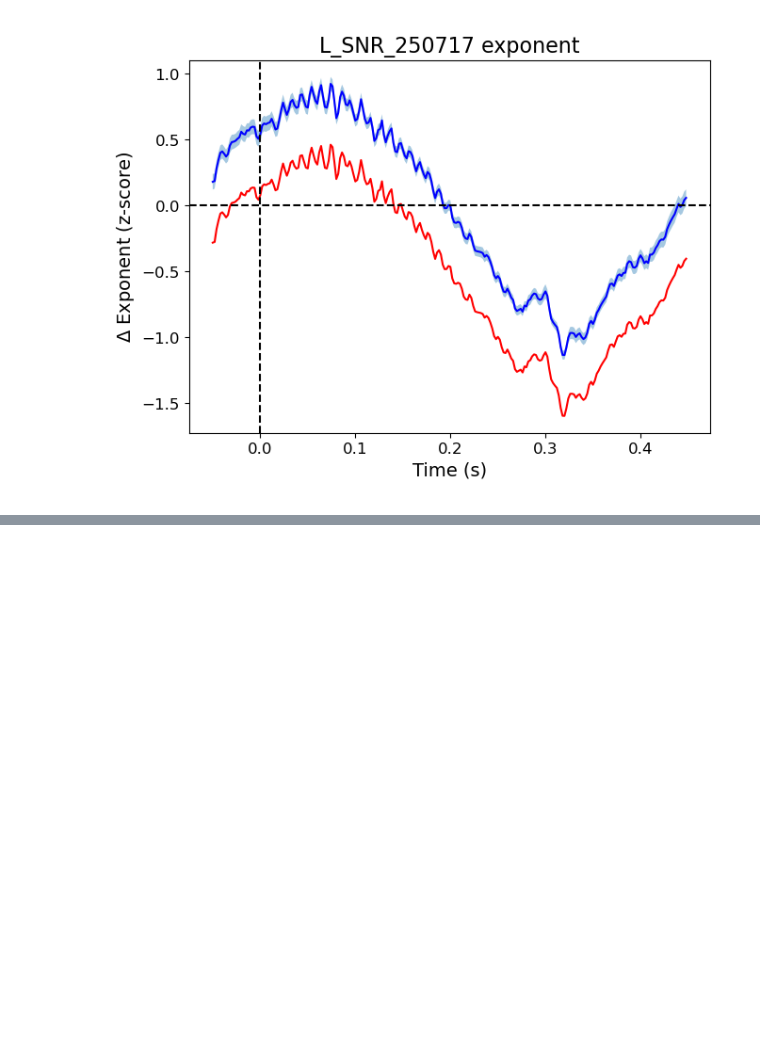
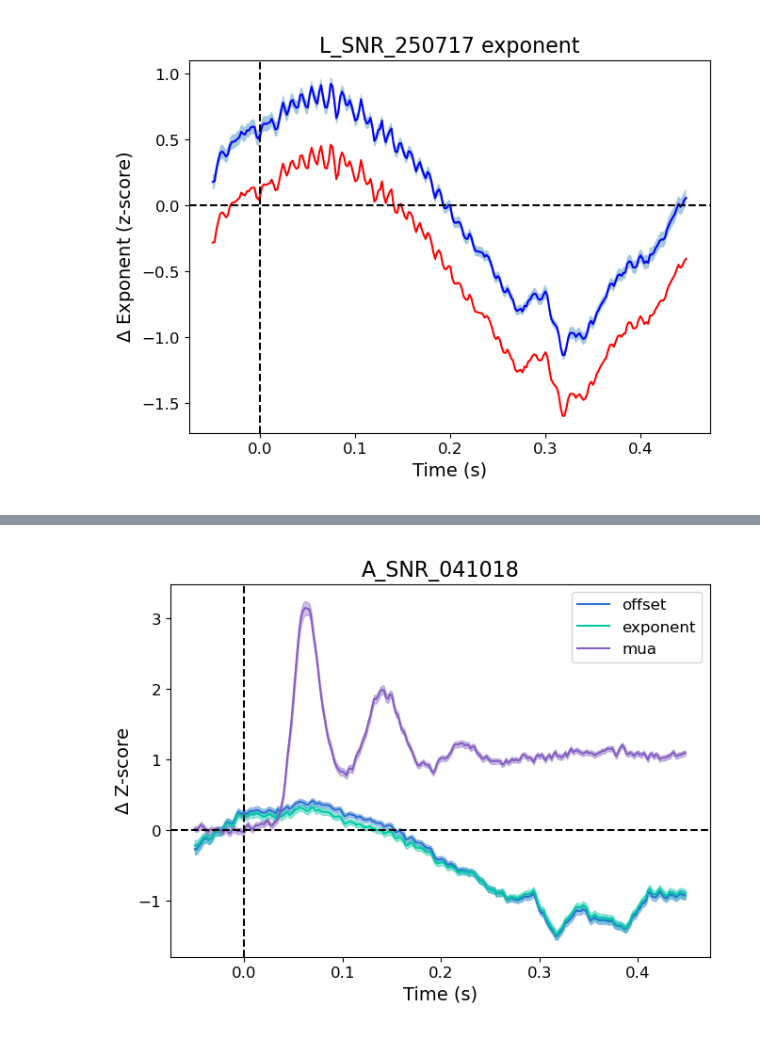
Before and after one commit to voytekresearch/v1_v4_1024_elec, a Jupyter notebook: notebooks/plotting/plot_stm_params.ipynb, the cells around one changed output, grey strips where cells are left out. Saved outputs shown, nothing was run; the diff lists cells and outputs as text; code cells hidden in the pictures; blank space fills up the shorter version.

Commit message:
analyze and compare mua to offset and exponent

```diff
--- a/notebooks/plotting/plot_stm_params.ipynb
+++ b/notebooks/plotting/plot_stm_params.ipynb
@@ -269,2 +269,3 @@ Compare MUA activity to exponent and offset activity
 # %%
-data_mua = pd.read_csv()
+data_mua = pd.read_csv(f'{PROJECT_PATH}/data/results/lfp_stm_params_mua.csv')
+data_mua
@@ -270,0 +286,85 @@ data_mua = pd.read_csv()
+# %%
+for session in SESSIONS:
+    # get df for one session
+    session_df_mua = data_mua[data_mua.get('session') == session].loc[((data_mua['window']>124) & (data_mua['window']<375))]
+
+    count = 0
+    z_offs = np.array([])
+    z_exps = np.array([])
+    z_muas = np.array([])
+
+    for i in range(TOTAL_CHANS):
+        # channel zscore values
+        data_a = session_df_mua.iloc[np.arange(count, count + 250)]
+
+        z_off = zscore(data_a['offset'], nan_policy='omit')
+        z_offs = np.append(z_offs, z_off)
+
+        z_exp = zscore(data_a['exponent'], nan_policy='omit')
+        z_exps = np.append(z_exps, z_exp)
+
+        z_m = zscore(data_a['mua'], nan_policy='omit')
+        z_muas = np.append(z_muas, z_m)
+
+        count = count + 250
+
+    # add zscore and time variables to df
+    data_az = session_df_mua.assign(z_offset = z_offs).assign(z_exponent = z_exps).assign(z_mua = z_muas)
+    data_az = data_az.assign(time = (session_df_mua.get('window')/FS) + EPOCH_TIMES[0])
+
+    # subtract basleine
+    relative_off = subtract_baseline(data_az.get('z_offset'), data_az.get('time'), np.array([data_az.get('time').min(), 0]))
+    data_az = data_az.assign(relative_offset=relative_off)
+    relative_exp = subtract_baseline(data_az.get('z_exponent'), data_az.get('time'), np.array([data_az.get('time').min(), 0]))
+    data_az = data_az.assign(relative_exponent=relative_exp)
+    relative_mua = subtract_baseline(data_az.get('z_mua'), data_az.get('time'), np.array([data_az.get('time').min(), 0]))
+    data_az = data_az.assign(relative_mua=relative_mua)
+
+    # compute left and right endpoint confidence intervals
+    lci_off = np.array([])
+    rci_off = np.array([])
+    lci_exp = np.array([])
+    rci_exp = np.array([])
+    lci_mua = np.array([])
+    rci_mua = np.array([])
+
+    for i in np.unique(data_az.get('window')):
+        window_df = data_az[data_az.get('window') == i]
+
+        ci_offset = compute_confidence_interval(window_df.get('relative_offset'))
+        lci_off = np.append(lci_off, ci_offset[0])
+        rci_off = np.append(rci_off, ci_offset[1])
+
+        ci_exponent = compute_confidence_interval(window_df.get('relative_exponent'))
+        lci_exp = np.append(lci_exp, ci_exponent[0])
+        rci_exp = np.append(rci_exp, ci_exponent[1])
+
+        ci_mua  =compute_confidence_interval(window_df.get('relative_mua'))
+        lci_mua = np.append(lci_mua, ci_mua[0])
+        rci_mua = np.append(rci_mua, ci_mua[1])
+
+    # average components per window
+    data_az = data_az.groupby('window').mean().reset_index()
+
+    # plot variables
+    fig, ax = plt.subplots()
+    ax.plot(data_az.get('time'), data_az.get('relative_offset'), c='#2C73D2', label='offset')
+    ax.fill_between(data_az.get('time'), lci_off, rci_off, color='#2C73D2', alpha=0.4)
+
+    ax.plot(data_az.get('time'), data_az.get('relative_exponent'), c='#00C9A7', label='exponent')
+    ax.fill_between(data_az.get('time'), lci_exp, rci_exp, color='#00C9A7', alpha=0.4)
+
+    ax.plot(data_az.get('time'), data_az.get('relative_mua'), c='#845EC2', label='mua')
+    ax.fill_between(data_az.get('time'), lci_mua, rci_mua, color='#845EC2', alpha=0.4)
+
+    ax.set_title(f'{session}')
+    ax.set_xlabel('Time (s)')
+    plt.legend()
+    ax.set_ylabel(r'$\Delta$ Z-score')
+    ax.axhline(y=0, color='k', linestyle='--')
+    ax.axvline(x=0, color='k', linestyle='--')
+    plt.show()
+
+    fig.savefig(f'{PROJECT_PATH}/figures/stm_params/{session}_zscore')
+# %% [output]
+[figure, added]
```
Also changed, not shown: parts of 7 cells of this notebook, 1 other file.
